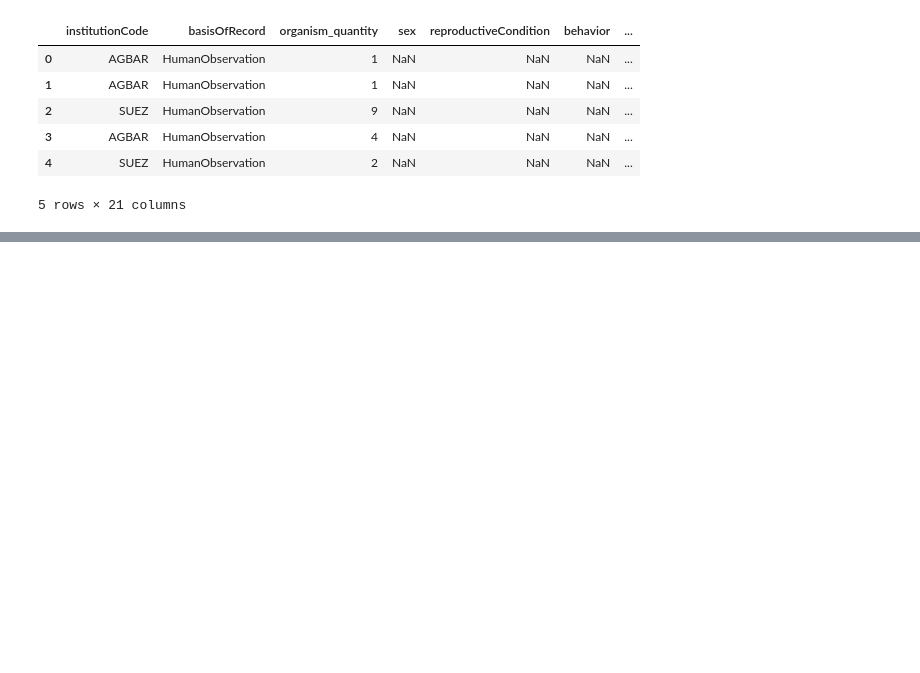
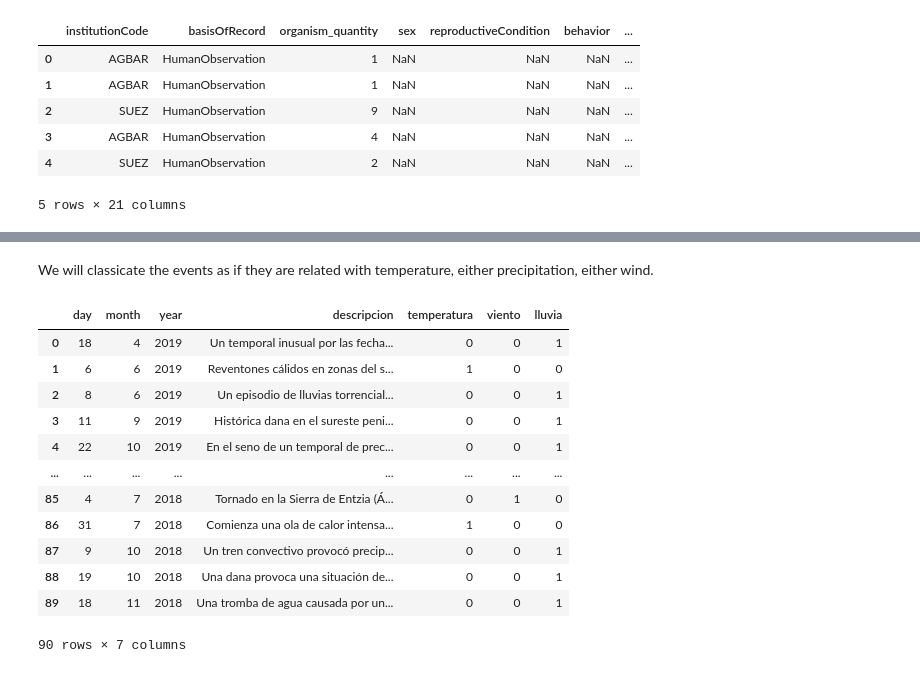
Before and after one commit to jhwan818/BD, a Jupyter notebook: projecte/dataProcessing.ipynb, the cells around one changed output, grey strips where cells are left out. Cells and saved outputs as stored; diff of their text form; code cells hidden in the pictures; blank space fills up the shorter version.

Commit message:
Tabla eventos naturales

```diff
--- a/projecte/dataProcessing.ipynb
+++ b/projecte/dataProcessing.ipynb
@@ -627,0 +654,7 @@ avistamiento.to_csv(path + "avistamiento.csv")
+# %%
+eventos = pd.read_csv("dades/efemerides_sucesos_20230609173458.csv",sep=';',on_bad_lines='skip')
+eventos.dropna(inplace=True)
+eventos.Day = en_2017.Description.astype(str)
+eventos.Day = en_2017.Day.astype(int)
+eventos.Month = en_2017.Month.astype(int)
+eventos.Year = en_2017.Year.astype(int)
@@ -627,0 +677,33 @@ avistamiento.to_csv(path + "avistamiento.csv")
+# %% [markdown]
+We will classicate the events as if they are related with temperature, either precipitation, either wind.
+# %%
+def isTemperatura(x):
+    return '°C' in x.lower() or 'temperatura' in x.lower() or 'calor' in x.lower() or 'frio' in x.lower()
+
+def isViento(x):
+    return 'km/h' in x.lower() or 'viento' in x.lower() or 'm/h' in x.lower() or 'tornado' in x.lower() or 'huracan' in x.lower()
+
+def isLluvia(x):
+    return 'l/m' in x.lower() or 'lluvias' in x.lower() or 'tormenta' in x.lower() or 'tempestad' in x.lower()
+# %%
+eventos['temperatura'] = [ 1 if isTemperatura(x) else 0 for x in eventos['Description']]
+eventos['viento'] = [ 1 if isViento(x) else 0 for x in eventos['Description']]
+eventos['lluvia'] = [ 1 if isLluvia(x) else 0 for x in eventos['Description']]
+# %%
+eventos = eventos.rename(columns={"Day" : "day", "Month" : "month", "Year" : "year", "Description" : "descripcion"}, errors="raise")
+# %%
+eventos
+# %% [output]
+|  | day | month | year | descripcion | temperatura | viento | lluvia |
+| 0 | 18 | 4 | 2019 | Un temporal inusual por las fecha... | 0 | 0 | 1 |
+| 1 | 6 | 6 | 2019 | Reventones cálidos en zonas del s... | 1 | 0 | 0 |
+| 2 | 8 | 6 | 2019 | Un episodio de lluvias torrencial... | 0 | 0 | 1 |
+| 3 | 11 | 9 | 2019 | Histórica dana en el sureste peni... | 0 | 0 | 1 |
+| 4 | 22 | 10 | 2019 | En el seno de un temporal de prec... | 0 | 0 | 1 |
+| ... | ... | ... | ... | ... | ... | ... | ... |
+| 85 | 4 | 7 | 2018 | Tornado en la Sierra de Entzia (Á... | 0 | 1 | 0 |
+| 86 | 31 | 7 | 2018 | Comienza una ola de calor intensa... | 1 | 0 | 0 |
+| 87 | 9 | 10 | 2018 | Un tren convectivo provocó precip... | 0 | 0 | 1 |
+| 88 | 19 | 10 | 2018 | Una dana provoca una situación de... | 0 | 0 | 1 |
+| 89 | 18 | 11 | 2018 | Una tromba de agua causada por un... | 0 | 0 | 1 |
+90 rows × 7 columns
```
Also changed, not shown: parts of 10 cells of this notebook, 3 other files.
